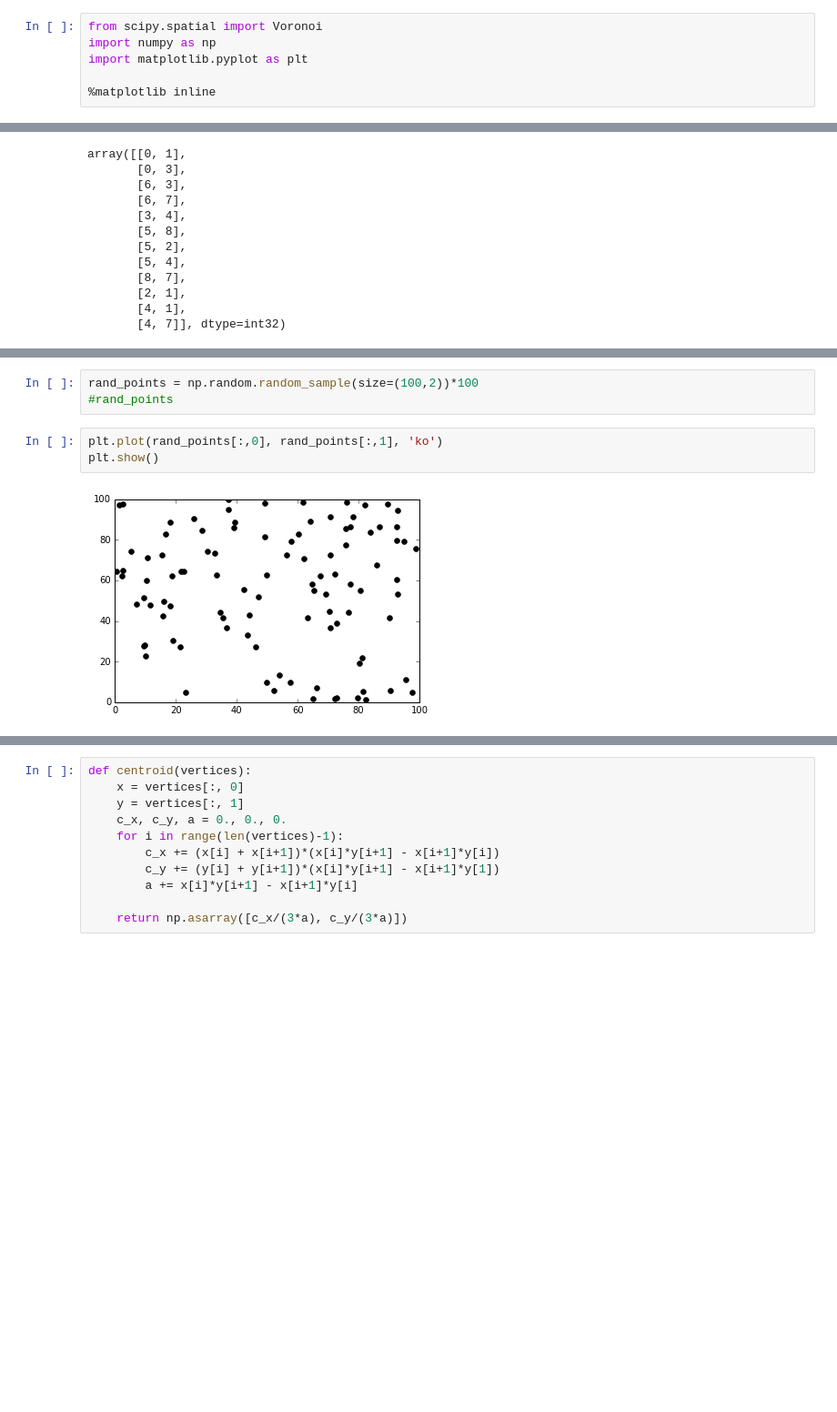
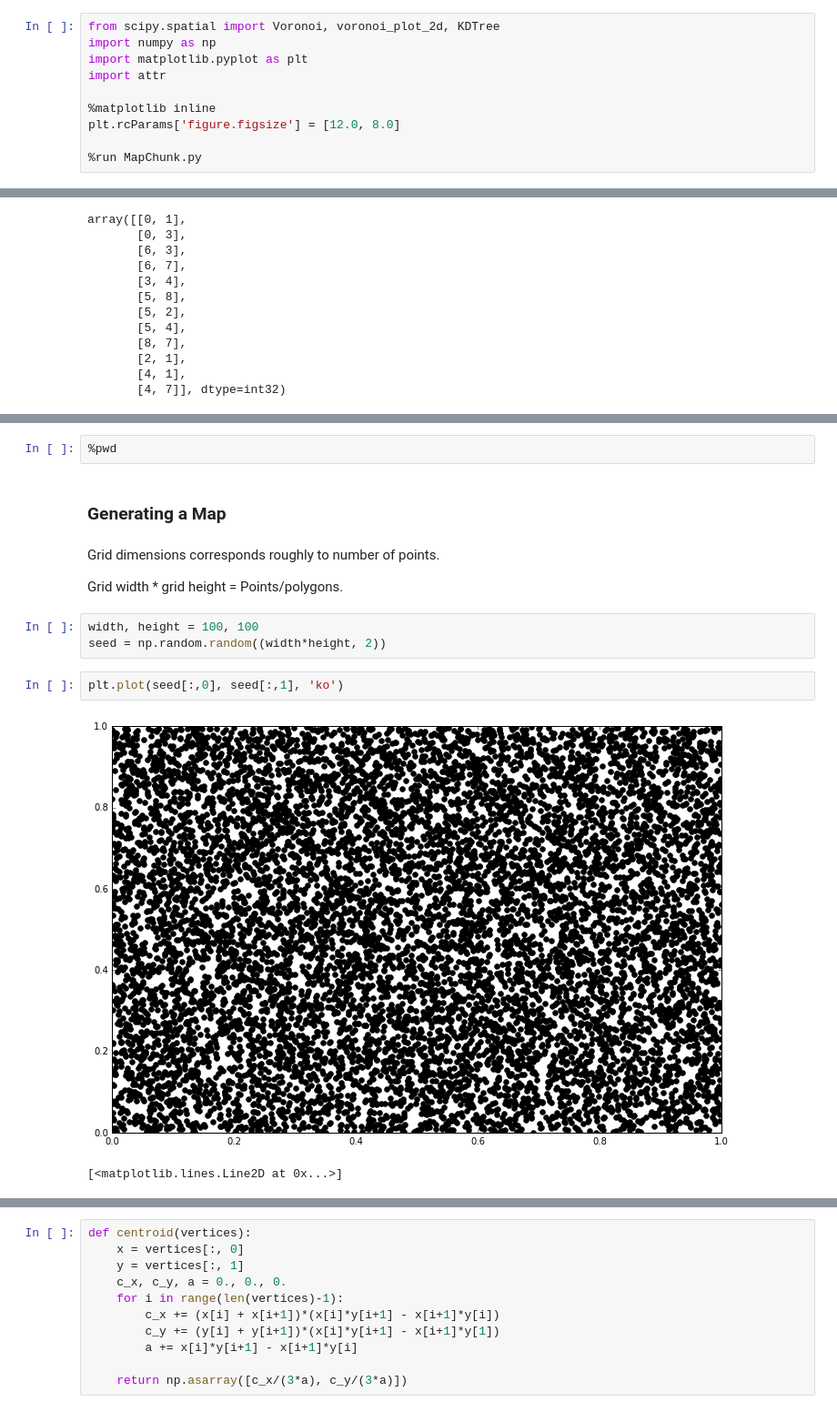
Before and after one commit to millejoh/Islands, a Jupyter notebook: Polygonal Map Generation.ipynb, the cells around one changed output, grey strips where cells are left out. Shown: that part at 91% size. Cells and saved outputs as stored; diff of their text form; blank space fills up the shorter version.

Commit message:
Polygonal map representation
Some basic data structures, algortihms for generating map of polygons
from set of random points.

```diff
--- a/Polygonal Map Generation.ipynb
+++ b/Polygonal Map Generation.ipynb
@@ -7,11 +7,15 @@ See Design.org for the research. Minimal description here as we develop the
 First step is to recreate the [tutorial](http://docs.scipy.org/doc/scipy-0.14.0/reference/tutorial/spatial.html) on using SciPy's spatial data structures
 and algorithms.
 # %%
-from scipy.spatial import Voronoi
+from scipy.spatial import Voronoi, voronoi_plot_2d, KDTree
 import numpy as np
 import matplotlib.pyplot as plt
+import attr
 
 %matplotlib inline
+plt.rcParams['figure.figsize'] = [12.0, 8.0]
+
+%run MapChunk.py
 # %%
 points = np.array([[0., 0.], [0., 1.], [0., 2.], [1., 0.], [1., 1.], [1., 2.],
                    [2., 0.], [2., 1.], [2., 2.]])
@@ -121,8 +73,16 @@ Now can we do the same with a set of random points?
-# %%
-rand_points = np.random.random_sample(size=(100,2))*100
-#rand_points
+# %%
+%pwd
+# %% [markdown]
+### Generating a Map
+# %% [markdown]
+Grid dimensions corresponds roughly to number of points.
+
+Grid width * grid height = Points/polygons.
+# %%
+width, height = 100, 100
+seed = np.random.random((width*height, 2))
 # %%
-plt.plot(rand_points[:,0], rand_points[:,1], 'ko')
-plt.show()
+plt.plot(seed[:,0], seed[:,1], 'ko')
 # %% [output]
-[figure, old version]
+[figure, new version]
+[<matplotlib.lines.Line2D at 0x...>]
```
Also changed, not shown: parts of 48 cells of this notebook, 7 other files.
